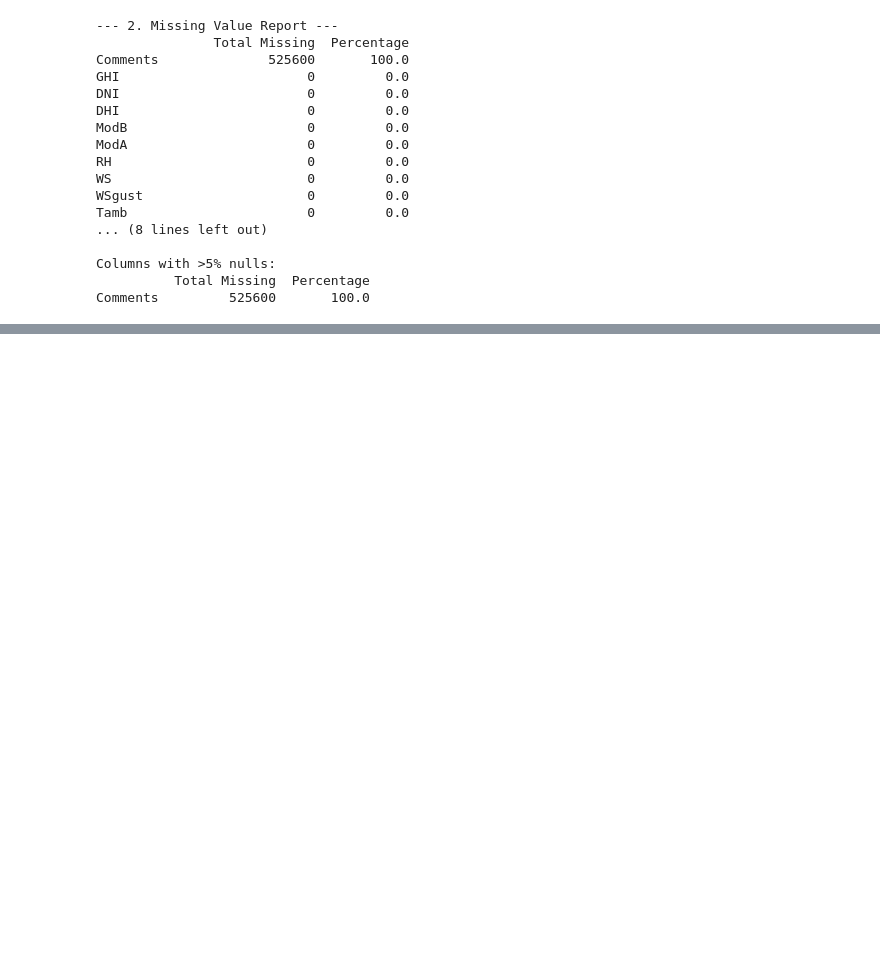
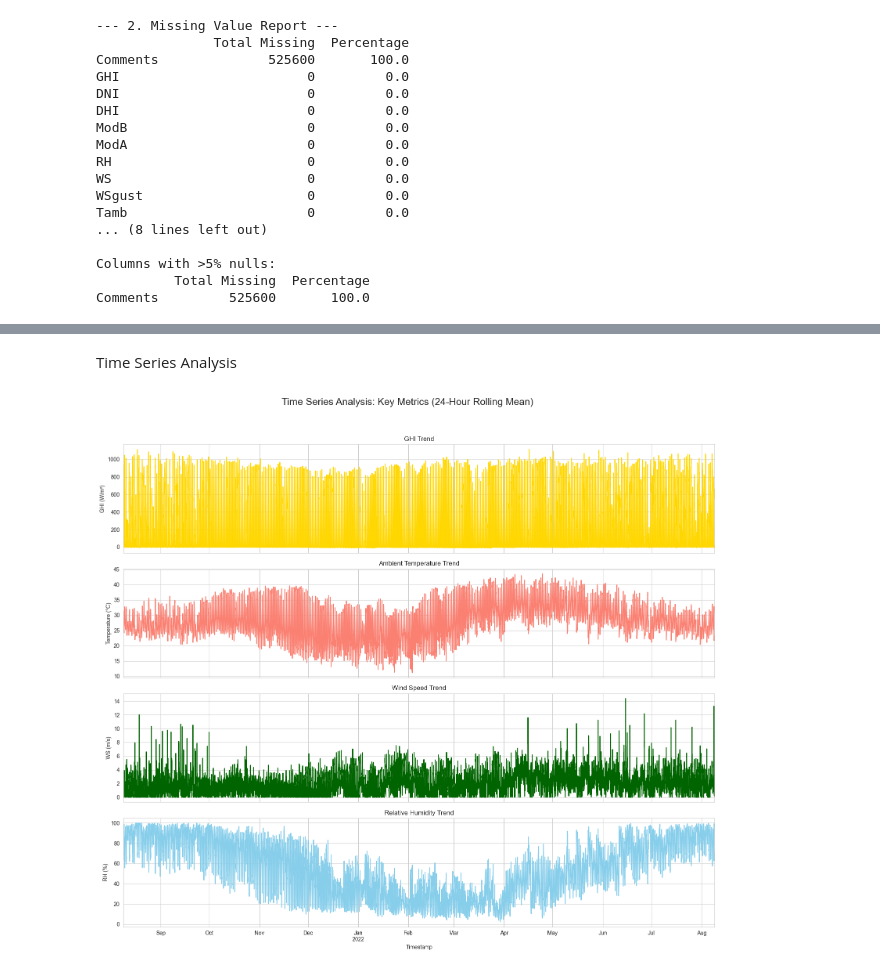
Before and after one commit to Beza-Oriyon/Solar-challenge-week0, a Jupyter notebook: notebooks/benin_eda.ipynb, the cells around one changed output, grey strips where cells are left out. Drawn from its saved outputs; the diff is of its cells as text; code cells hidden in the pictures; blank space fills up the shorter version.

```diff
--- a/notebooks/benin_eda.ipynb
+++ b/notebooks/benin_eda.ipynb
@@ -84,0 +110,13 @@ Comments         525600       100.0
+# %%
+# Columns to impute (fill missing values)
+IMPUTATION_COLS = ['GHI', 'DNI', 'DHI', 'ModA', 'ModB', 'WS', 'WSgust', 'Tamb', 'RH', 'BP']
+
+print("\nStarting imputation...")
+for col in IMPUTATION_COLS:
+    if df[col].isnull().sum() > 0:
+        median_val = df[col].median()
+        df[col].fillna(median_val, inplace=True)
+        print(f"Filled {col} missing values with median: {median_val}")
+
+print("\n✅ Cleaning complete. Checking remaining nulls in key columns:")
+print(df[IMPUTATION_COLS].isnull().sum().sort_values(ascending=False))
@@ -84,0 +168,28 @@ Comments         525600       100.0
+# %% [markdown]
+Time Series Analysis
+# %%
+
+fig, axes = plt.subplots(4, 1, figsize=(16, 15), sharex=True)
+fig.suptitle('Time Series Analysis: Key Metrics (24-Hour Rolling Mean)', fontsize=18)
+
+# Plot 1: Global Horizontal Irradiance (GHI)
+df['GHI'].rolling(window=24).mean().plot(ax=axes[0], title='GHI Trend', color='gold')
+axes[0].set_ylabel('GHI (W/m²)')
+
+# Plot 2: Ambient Temperature (Tamb)
+df['Tamb'].rolling(window=24).mean().plot(ax=axes[1], title='Ambient Temperature Trend', color='salmon')
+axes[1].set_ylabel('Temperature (°C)')
+
+# Plot 3: Wind Speed (WS)
+df['WS'].rolling(window=24).mean().plot(ax=axes[2], title='Wind Speed Trend', color='darkgreen')
+axes[2].set_ylabel('WS (m/s)')
+
+# Plot 4: Relative Humidity (RH)
+df['RH'].rolling(window=24).mean().plot(ax=axes[3], title='Relative Humidity Trend', color='skyblue')
+axes[3].set_ylabel('RH (%)')
+axes[3].set_xlabel('Timestamp')
+
+plt.tight_layout(rect=[0, 0.03, 1, 0.95])
+plt.show()
+# %% [output]
+[figure, added]
```
Also changed, not shown: parts of 21 cells of this notebook.
